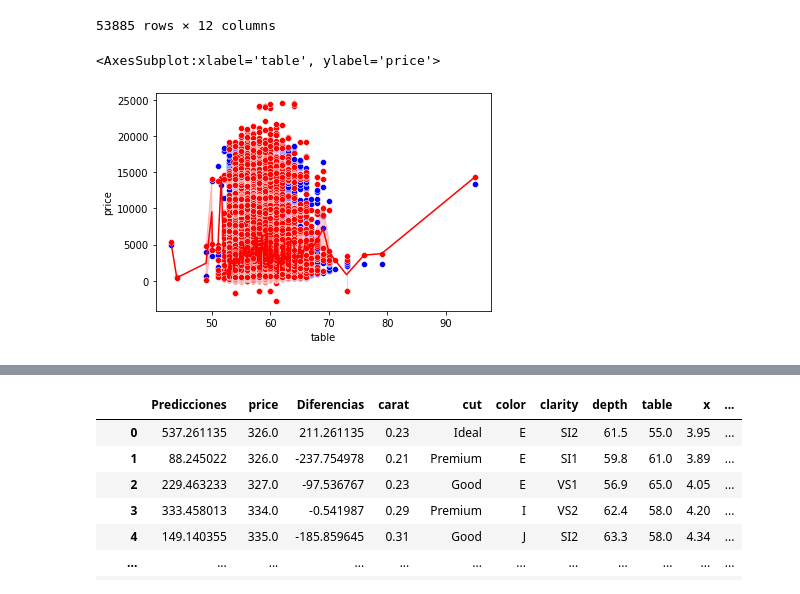
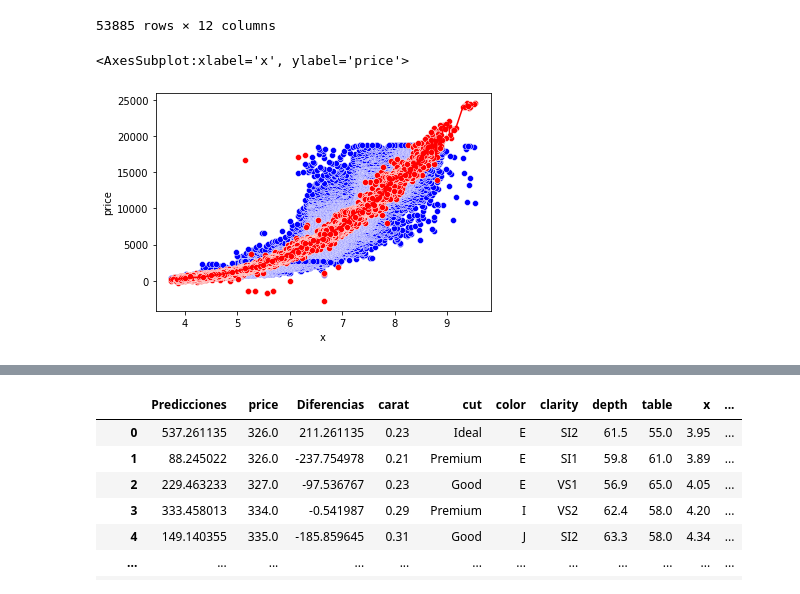
Before and after one commit to AremyDiaz/Actividad1-TC2003B, a Jupyter notebook: MyRegression.ipynb, the cells around one changed output, grey strips where cells are left out. Drawn from its saved outputs; the diff is of its cells as text; code cells hidden in the pictures.

```diff
--- a/MyRegression.ipynb
+++ b/MyRegression.ipynb
@@ -748,9 +766,9 @@ df4_8
 # %%
 #Visualizamos la gráfica comparativa entre real y predecido
 
-sns.scatterplot(x='table', y='price', color="blue", data=df4_8) #total real
-sns.scatterplot(x='table', y='Predicciones', color="red", data=df4_8) #predicción
-sns.lineplot(x='table', y='Predicciones', color="red", data=df4_8) #modelo
+sns.scatterplot(x='x', y='price', color="blue", data=df4_8) #total real
+sns.scatterplot(x='x', y='Predicciones', color="red", data=df4_8) #predicción
+sns.lineplot(x='x', y='Predicciones', color="red", data=df4_8) #modelo
 # %% [output]
-<AxesSubplot:xlabel='table', ylabel='price'>
+<AxesSubplot:xlabel='x', ylabel='price'>
-[figure, old version]
+[figure, new version]
```
Also changed, not shown: parts of 17 cells of this notebook.
